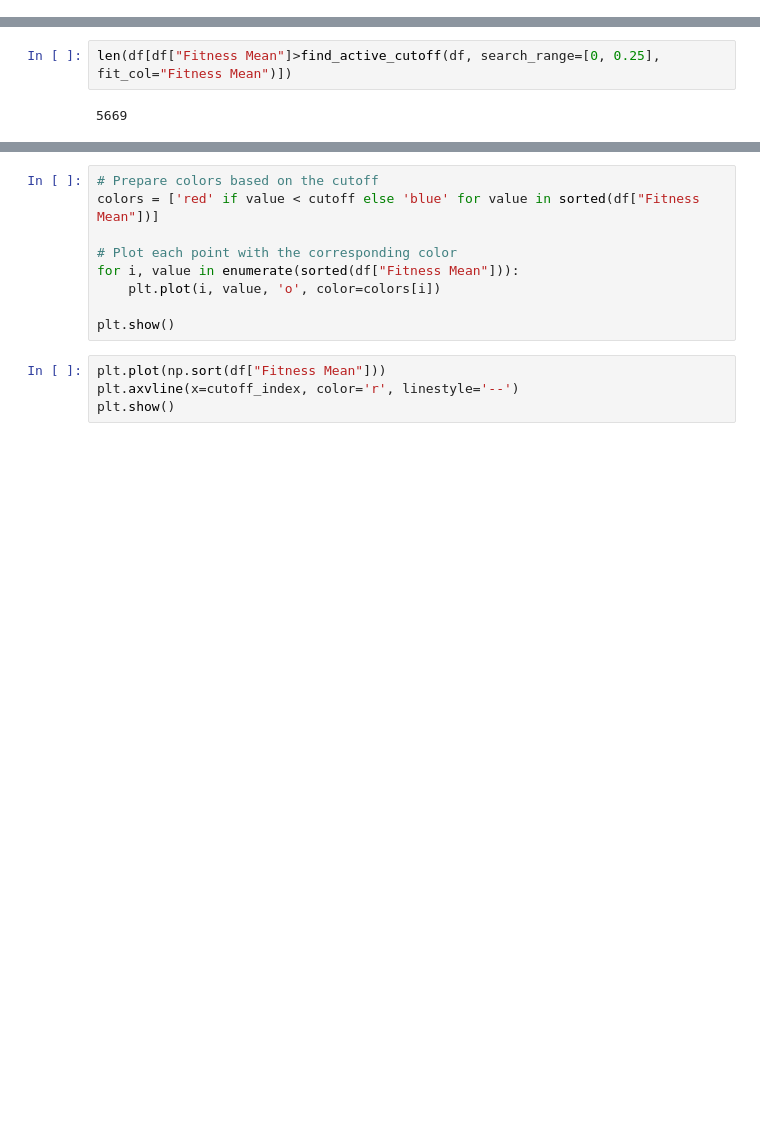
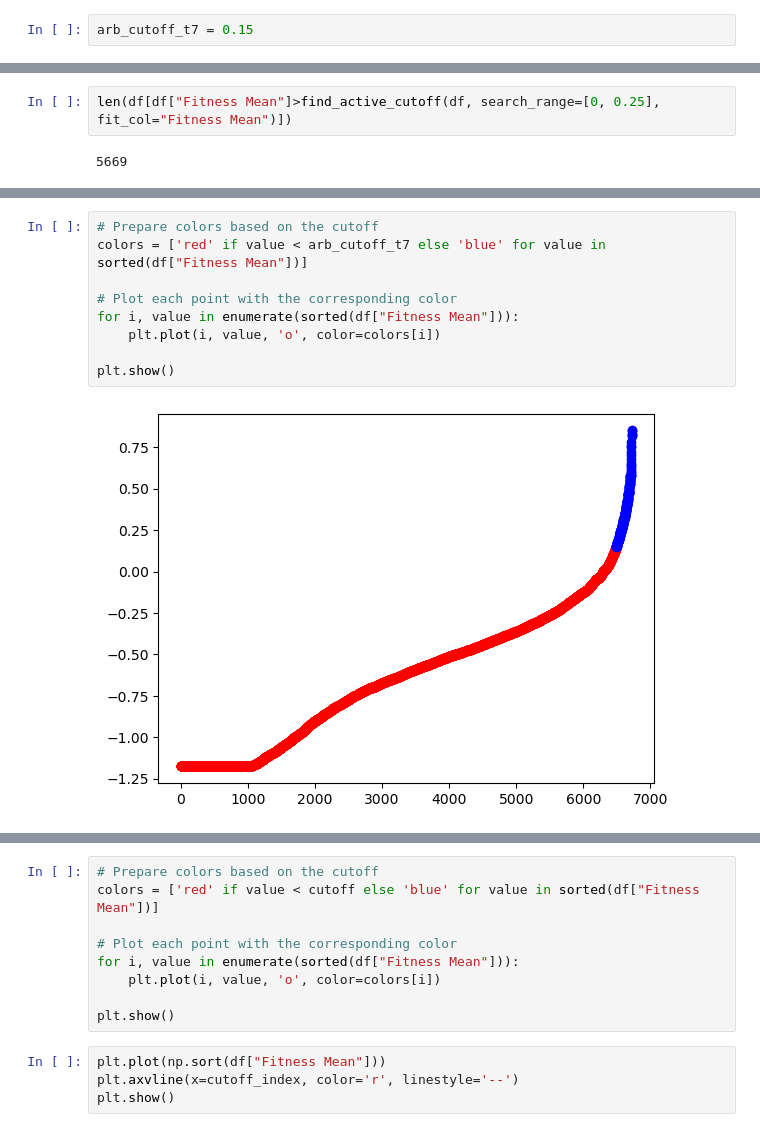
Before and after one commit to fhalab/SSMuLA, a Jupyter notebook: sandbox/tev.ipynb, the cells around one changed output, grey strips where cells are left out. Cells and saved outputs as stored; diff of their text form; blank space fills up the shorter version.

```diff
--- a/sandbox/tev.ipynb
+++ b/sandbox/tev.ipynb
@@ -41,6 +39,8 @@ df
 | 6723 | NSM | 5 | -1.175829 | 0.055315 |
 | 6724 | TPR | 17 | -0.973847 | 0.013940 |
 6725 rows × 4 columns
+# %%
+arb_cutoff_t7 = 0.15
 # %%
 df_scalemax = pd.read_csv("data/T7/scale2max/T7.csv")
 df_scalemax
@@ -159,3 +159,14 @@ hv.extension("bokeh", "matplotlib")
 hv.Distribution(df["Fitness Mean"]).opts(width=400, height=400, )
 # %% [output]
 [interactive output not drawn]
+# %%
+# Prepare colors based on the cutoff
+colors = ['red' if value < arb_cutoff_t7 else 'blue' for value in sorted(df["Fitness Mean"])]
+
+# Plot each point with the corresponding color
+for i, value in enumerate(sorted(df["Fitness Mean"])):
+    plt.plot(i, value, 'o', color=colors[i])
+
+plt.show()
+# %% [output]
+[figure, added]
```
Also changed, not shown: parts of 11 cells of this notebook, 9 other files.
